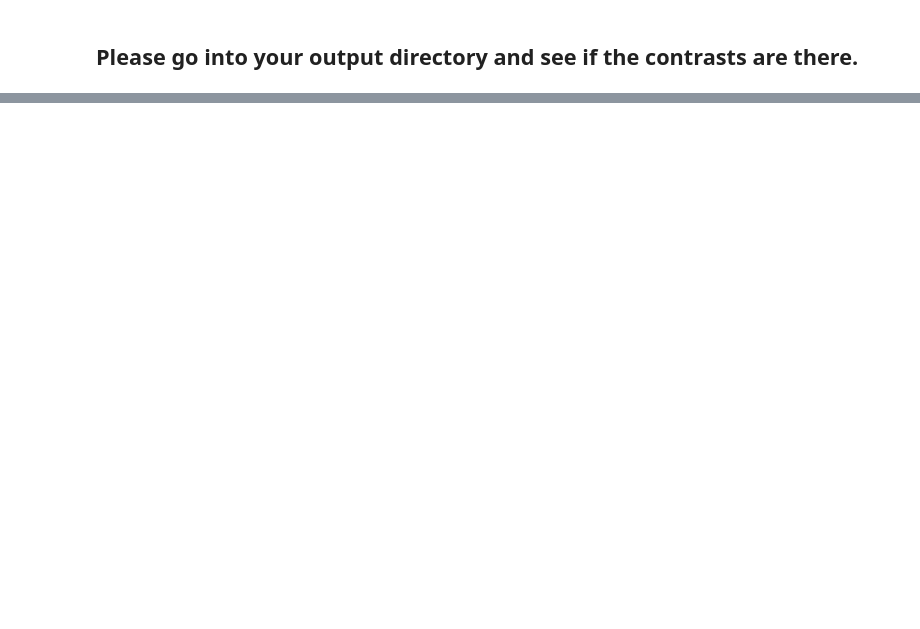
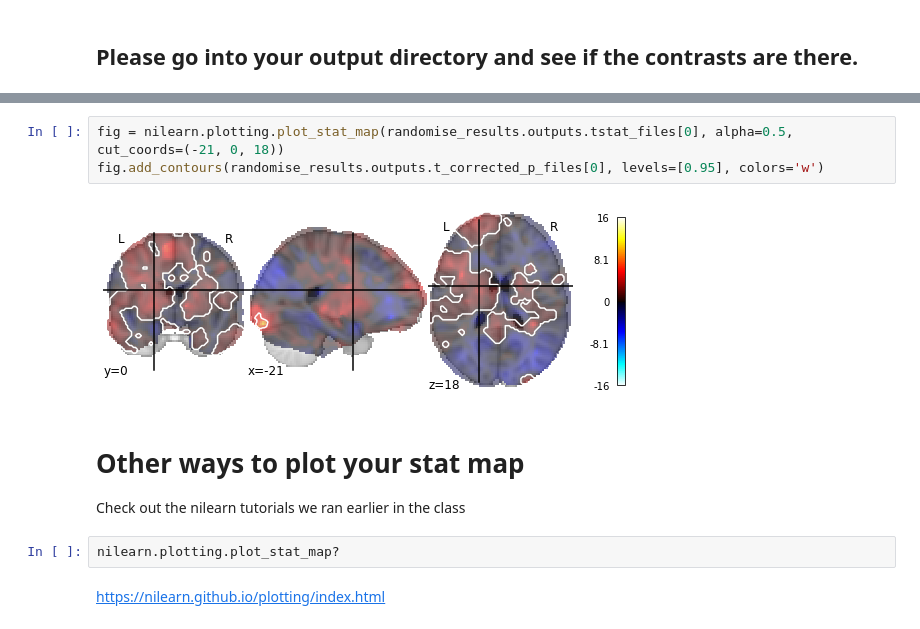
Before and after one commit to mtnhuck/psych60_jhub, a Jupyter notebook: ClassData/ClassProject1stLevelModeling_AllSubjects.ipynb, the cells around one changed output, grey strips where cells are left out. Cells and saved outputs as stored; diff of their text form; blank space fills up the shorter version.

```diff
--- a/ClassData/ClassProject1stLevelModeling_AllSubjects.ipynb
+++ b/ClassData/ClassProject1stLevelModeling_AllSubjects.ipynb
@@ -628,0 +698,12 @@ We will do subject and group level analyses with a different notebook
+# %%
+fig = nilearn.plotting.plot_stat_map(randomise_results.outputs.tstat_files[0], alpha=0.5, cut_coords=(-21, 0, 18))
+fig.add_contours(randomise_results.outputs.t_corrected_p_files[0], levels=[0.95], colors='w')
+# %% [output]
+[figure, added]
+# %% [markdown]
+# Other ways to plot your stat map
+Check out the nilearn tutorials we ran earlier in the class
+# %%
+nilearn.plotting.plot_stat_map?
+# %% [markdown]
+https://nilearn.github.io/plotting/index.html
```
Also changed, not shown: parts of 26 cells of this notebook.
